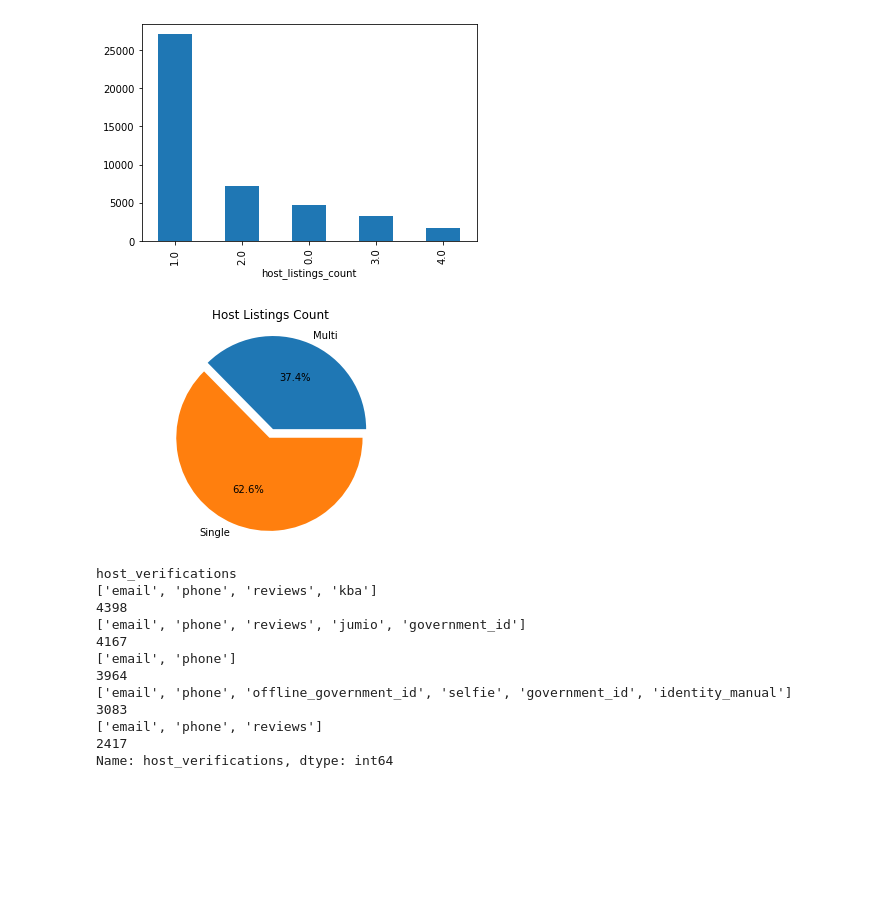
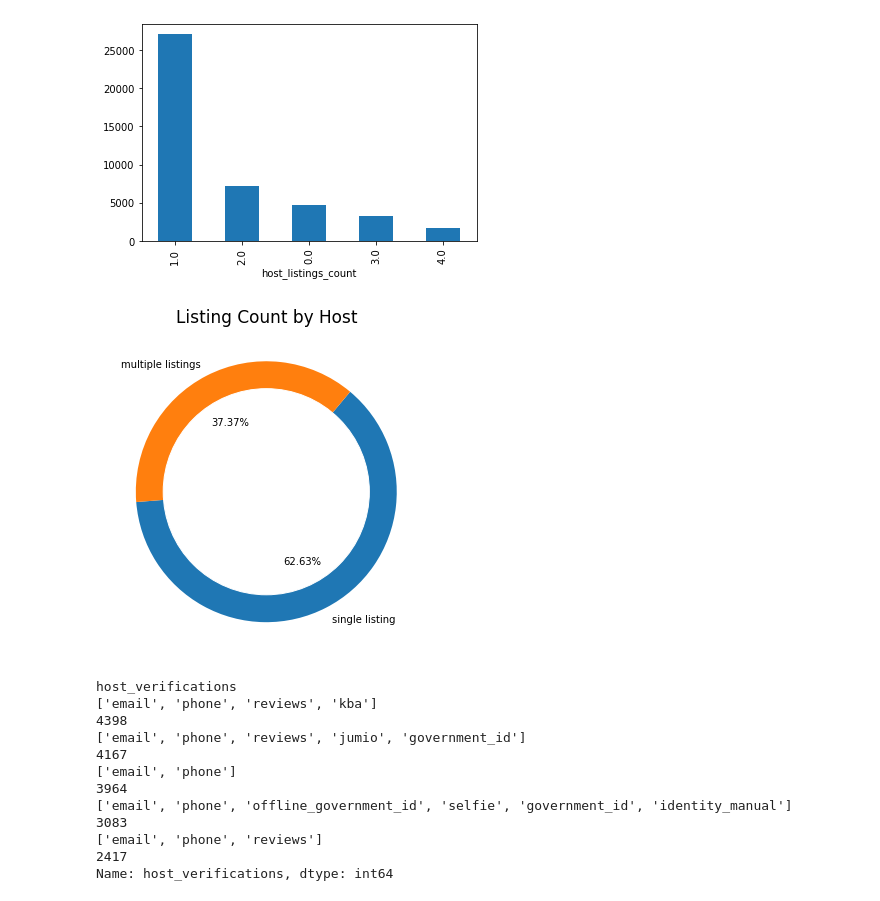
Before and after one commit to dcollaguazo/Airbnb-Price-Prediction, a Jupyter notebook: 1_Ingestion_Wrangling/2_listings_select_rows.ipynb, the cells around one changed output. Cells and saved outputs as stored; diff of their text form; code cells hidden in the pictures; blank space fills up the shorter version.

Commit message:
fix pie chart display

```diff
--- a/1_Ingestion_Wrangling/2_listings_select_rows.ipynb
+++ b/1_Ingestion_Wrangling/2_listings_select_rows.ipynb
@@ -156,29 +156,29 @@ Name: host_listings_count, dtype: int64
 <matplotlib.axes._subplots.AxesSubplot at 0x...>
 [figure]
 # %%
-
 #host_listings_count
 
 def convert_string_to_int(row):
     if row <= 1:
-        row = 'Single'
-    else: row = 'Multi'
+        row = 1
+    else: row = 2
     return row
 
 listings['multiple_listings'] = listings['host_listings_count'].apply(lambda col: convert_string_to_int(col))
-
-#check result
-df = listings.groupby('multiple_listings')['multiple_listings'].size()#host_listings_count
-# df.plot(kind='pie', subplots=True)
-
-my_labels = 'Multi','Single'
-my_explode = (0, 0.1)
-plt.pie(df,labels=my_labels,autopct='%1.1f%%', explode=my_explode)
-plt.title('Host Listings Count')
-plt.axis('equal')
+df = listings.groupby('multiple_listings')['multiple_listings'].size().to_frame()#convert to frame
+fig, ax = plt.subplots(figsize=(6, 6))
+plt.title('Listing Count by Host', fontsize=17)
+pop_circle=plt.Circle((0,0), 0.79, color='white')
+plt.pie(df['multiple_listings']
+        , labels=['single listing', 'multiple listings']
+        , autopct='%.2f%%'
+        , startangle=50
+        , counterclock=False)
+p=plt.gcf()
+p.gca().add_artist(pop_circle)
 plt.show()
 # %% [output]
-[figure, old version]
+[figure, new version]
 # %%
 #host_verifications
 
```
